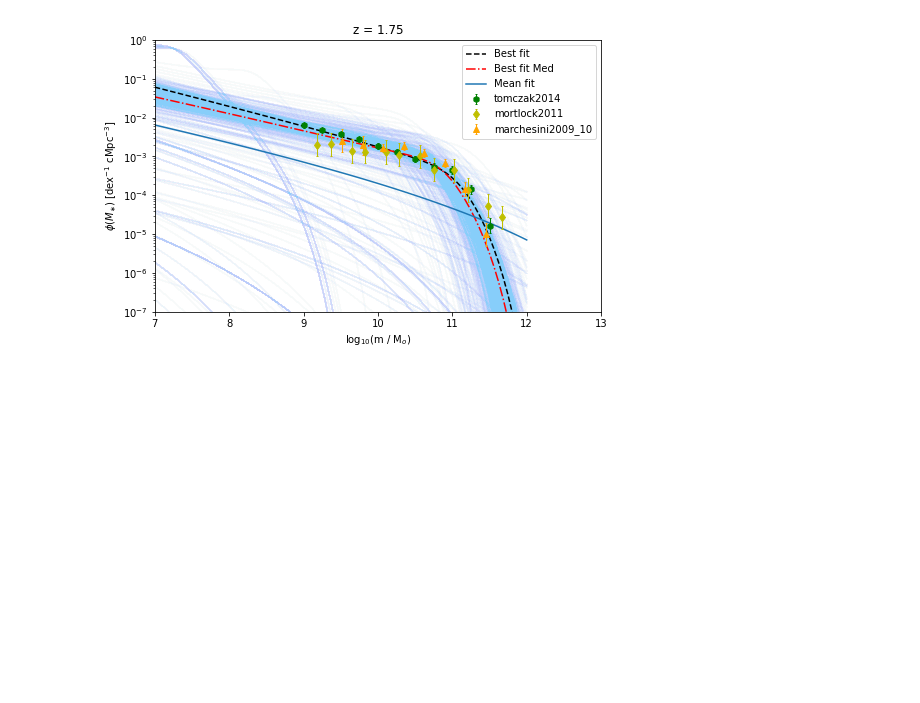
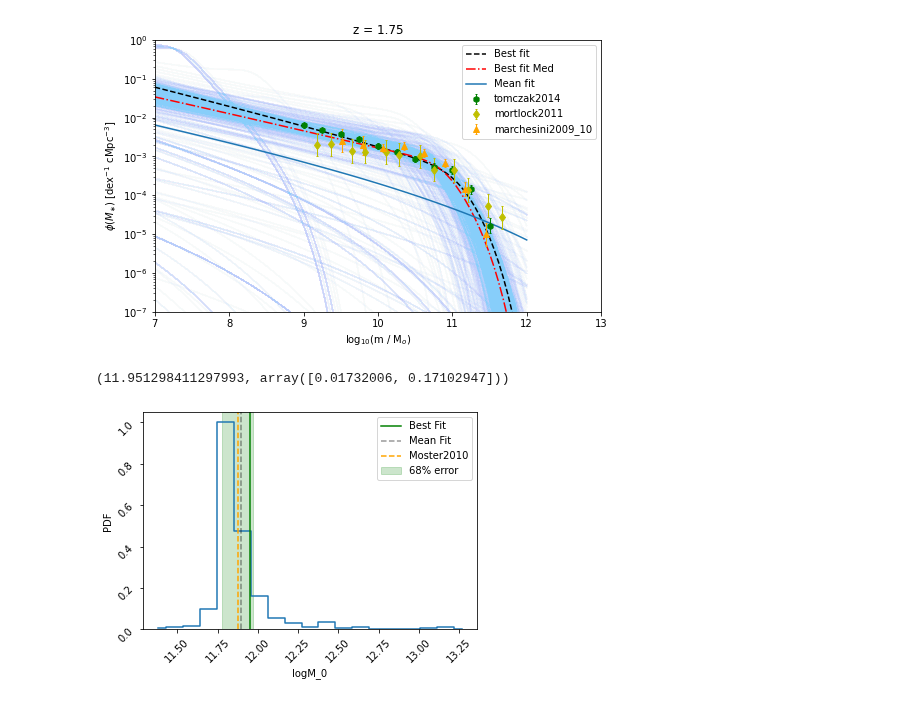
Before and after one commit to eklem1/GalaxySim, a Jupyter notebook: FitResults.ipynb, the cells around one changed output. Drawn from its saved outputs; the diff is of its cells as text; code cells hidden in the pictures; blank space fills up the shorter version.

```diff
--- a/FitResults.ipynb
+++ b/FitResults.ipynb
@@ -226,6 +226,41 @@ pl.legend()
 pl.show()
 # %% [output]
 [figure]
+# %%
+
+bests = [anl.get_1d_error(i, nu=0.68,  peak='mode') for i in params]
+bests_m = [anl.get_1d_error(i, nu=0.68,  peak='median') for i in params]
+
+
+i = 6
+print(bests[i])
+
+# anl.get_1d_error(params[i], peak="median")
+
+pars = ares.util.ParameterBundle("emma:model1")
+
+# pars_best[params[i]]
+# pars_mean[params[i]]
+
+ax = anl.PosteriorPDF(pars=params[i])
+
+#best fit with mode
+pl.axvline(x=bests[i][0], ls="-", color="green", label="Best Fit")
+ax.axvspan(bests[i][0]-bests[i][1][1], bests[i][0]+bests[i][1][0], alpha=0.2, color='green' ,label="68% error")
+
+#best fit with mode
+# pl.axvline(x=bests_m[i][0], ls="-", color="purple", label="Best Fit Med")
+# ax.axvspan(bests_m[i][0]-bests_m[i][1][1], bests_m[i][0]+bests_m[i][1][0], alpha=0.2, color='purple' ,label="68% error")
+
+pl.axvline(x=pars_mean[params[i]], ls="--", color="black", label="Mean Fit",  alpha=0.4)
+
+pl.axvline(x=pars[params[i]], ls="--", color="orange", label="Moster2010",  alpha=1)
+
+pl.legend()
+pl.show()
+# %% [output]
+(11.951298411297993, array([0.01732006, 0.17102947]))
+[figure, added]
 # %%
 Zs = np.linspace(0, 7, 50)
 
```
Also changed, not shown: parts of 2 cells of this notebook, 2 other files.
